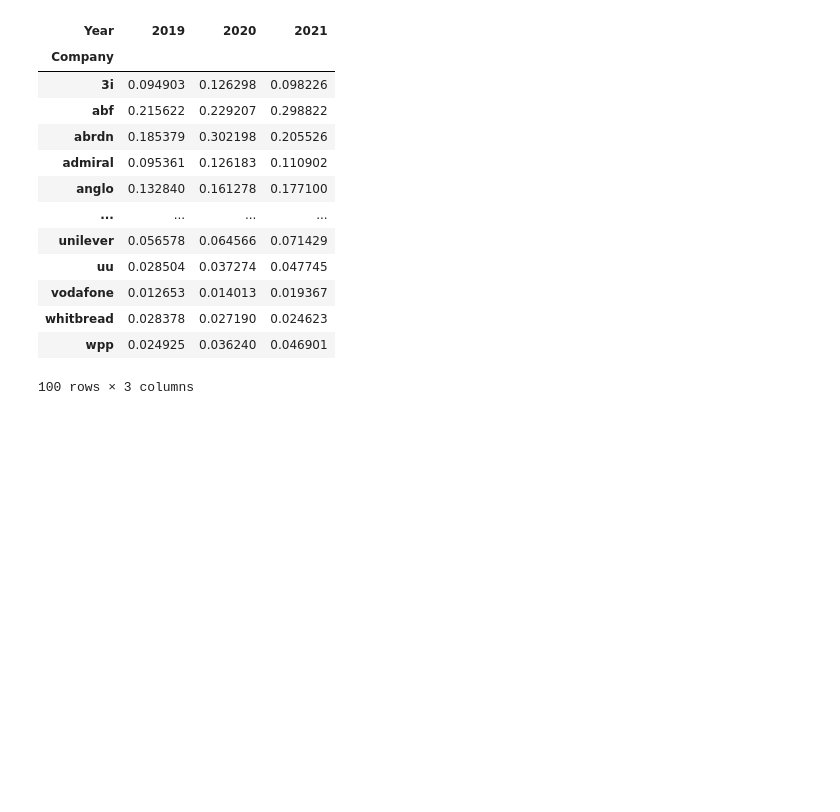
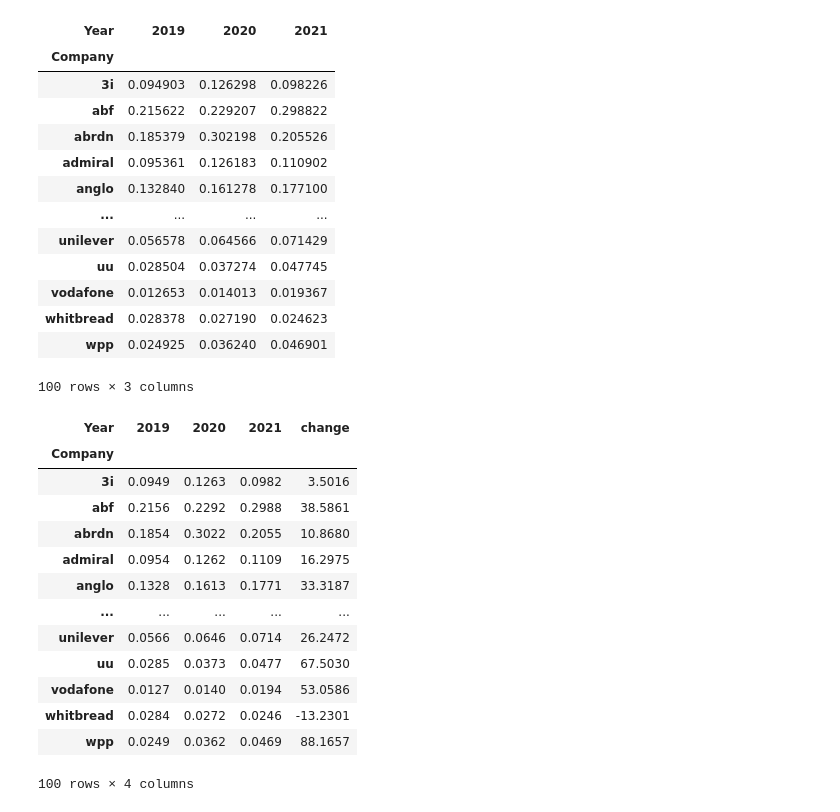
Before and after one commit to gonzalezcortes/NLP_with_ClimateBert, a Jupyter notebook: data_03_results.ipynb, the cells around one changed output. Saved outputs shown, nothing was run; the diff lists cells and outputs as text; code cells hidden in the pictures; blank space fills up the shorter version.

```diff
--- a/data_03_results.ipynb
+++ b/data_03_results.ipynb
@@ -94,3 +97,22 @@ data_pivot
 path = '/content/drive/My Drive/Research Papers/Climate_2022/detailed_results_'
 time_string = time.strftime("%m_%d_%Y-%H_%M_%S", time.localtime())
 data_pivot.to_csv(path+time_string+'.csv')
+# %%
+data_pivot['change'] = ((data_pivot['2021']-data_pivot['2019'])/data_pivot['2019'])*100
+# %%
+data_pivot.round(4)
+# %% [output]
+| Year | 2019 | 2020 | 2021 | change |
+| Company |  |  |  |  |
+| 3i | 0.0949 | 0.1263 | 0.0982 | 3.5016 |
+| abf | 0.2156 | 0.2292 | 0.2988 | 38.5861 |
+| abrdn | 0.1854 | 0.3022 | 0.2055 | 10.8680 |
+| admiral | 0.0954 | 0.1262 | 0.1109 | 16.2975 |
+| anglo | 0.1328 | 0.1613 | 0.1771 | 33.3187 |
+| ... | ... | ... | ... | ... |
+| unilever | 0.0566 | 0.0646 | 0.0714 | 26.2472 |
+| uu | 0.0285 | 0.0373 | 0.0477 | 67.5030 |
+| vodafone | 0.0127 | 0.0140 | 0.0194 | 53.0586 |
+| whitbread | 0.0284 | 0.0272 | 0.0246 | -13.2301 |
+| wpp | 0.0249 | 0.0362 | 0.0469 | 88.1657 |
+100 rows × 4 columns
```
Also changed, not shown: parts of 1 cell of this notebook.
